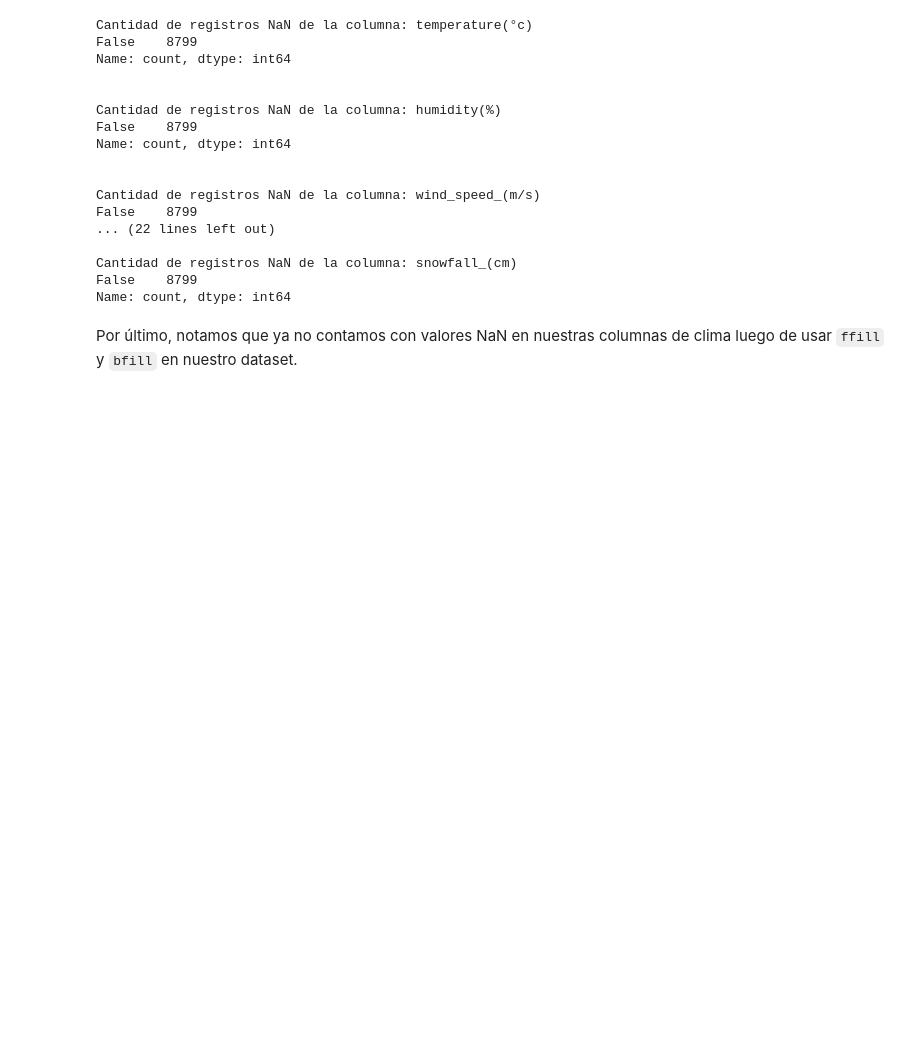
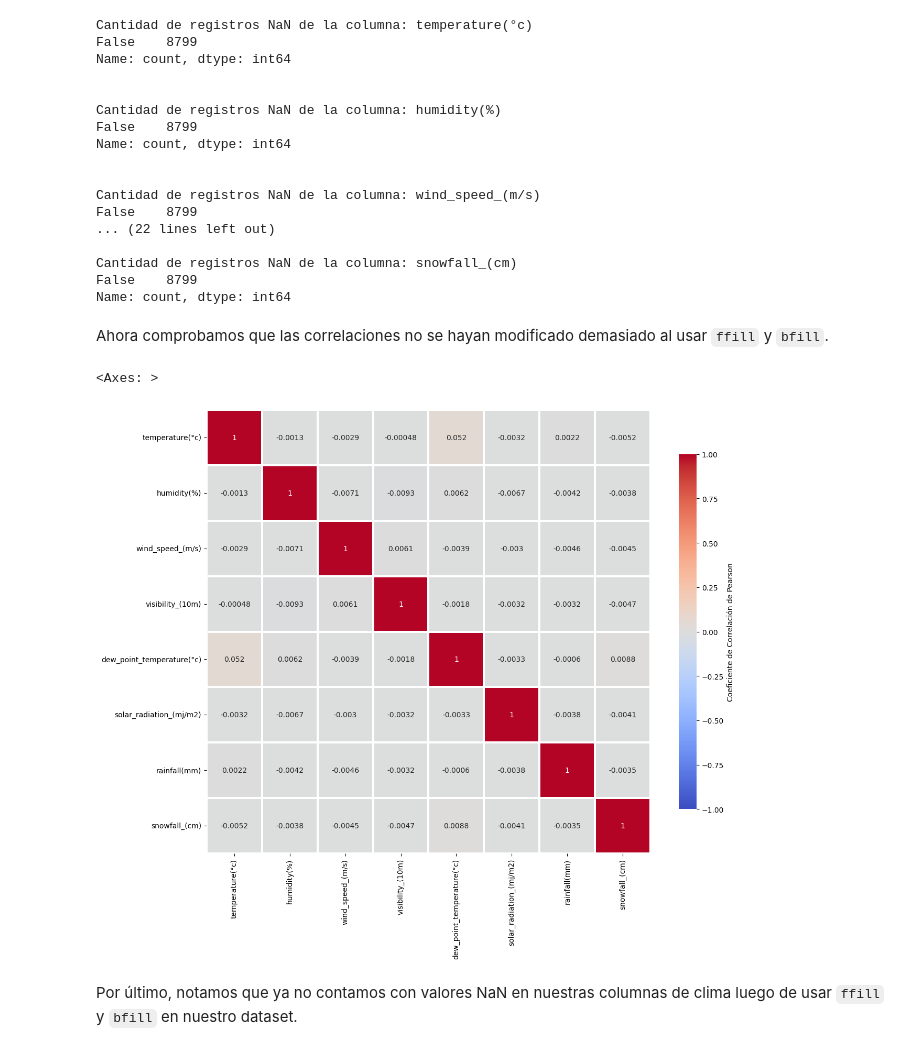
Before and after one commit to Delbert-CV/MLOps-entregas, a Jupyter notebook: src/fase1.ipynb, the cells around one changed output. Drawn from its saved outputs; the diff is of its cells as text; code cells hidden in the pictures; blank space fills up the shorter version.

```diff
--- a/src/fase1.ipynb
+++ b/src/fase1.ipynb
@@ -527,0 +455,11 @@ Name: count, dtype: int64
+# %%
+# Primero chequearemos cuales registros no cuentan con un valor válido en alguna de estas columnas, y colocaremos NaN en donde no se encuentra algún valor
+# numérico.
+
+for col in weather_cols:
+    df[ f"{col}" ] = df[ f"{col}"].apply(check_if_numeric_value)
+
+for col in weather_cols:
+    nan_count = df[col].isna().sum()
+    total = len(df)
+    print(f"{col} : {nan_count:>4} NaN ({nan_count/total*100:>5.2f}%)")
@@ -553,5 +529,31 @@ False    8799
 Cantidad de registros NaN de la columna: snowfall_(cm)
 False    8799
 Name: count, dtype: int64
+# %% [markdown]
+Ahora comprobamos que las correlaciones no se hayan modificado demasiado al usar `ffill` y `bfill`.
+# %%
+correlation_matrix = df[weather_cols].corr(method='pearson')
+
+plt.figure(figsize=(14, 11))
+
+# Create heatmap
+sns.heatmap(
+    correlation_matrix,
+    annot=True,
+    cmap='coolwarm',
+    square=True,
+    linewidths=1.5,
+    linecolor='white',
+    cbar_kws={
+        'shrink': 0.8,
+        'label': 'Coeficiente de Correlación de Pearson'
+    },
+    vmin=-1,
+    vmax=1,
+    annot_kws={'size': 10}
+)
+# %% [output]
+<Axes: >
+[figure, added]
 # %% [markdown]
 Por último, notamos que ya no contamos con valores NaN en nuestras columnas de clima luego de usar `ffill` y `bfill` en nuestro dataset.
```
Also changed, not shown: parts of 20 cells of this notebook.
